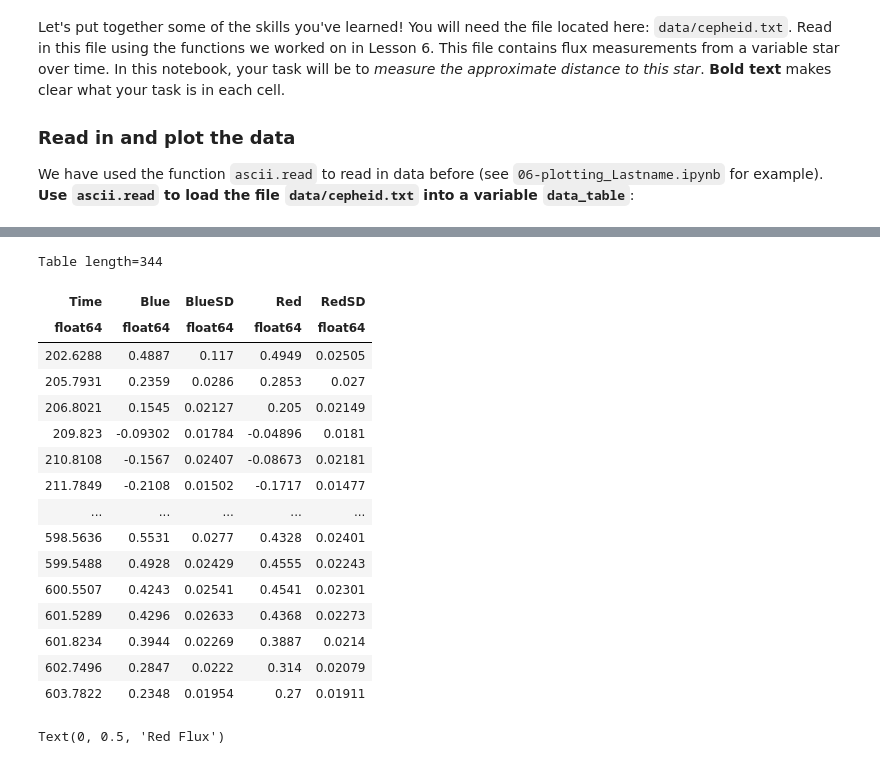
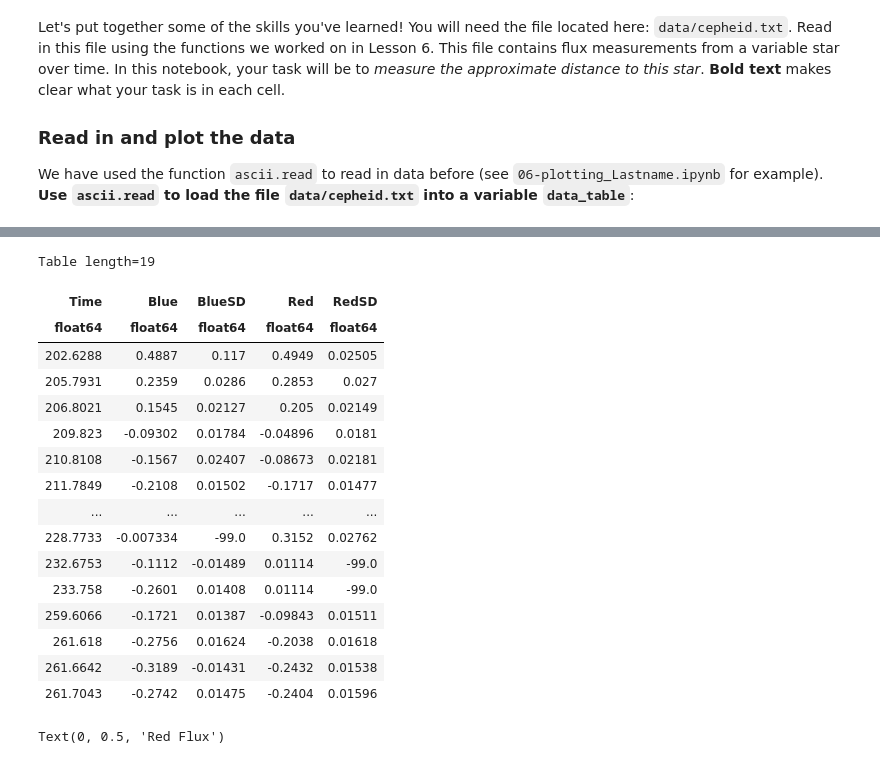
Before and after one commit to tuckwise/astr3190sp22, a Jupyter notebook: Research/Cepheid_research_capps.ipynb, the cells around one changed output, grey strips where cells are left out. Saved outputs shown, nothing was run; the diff lists cells and outputs as text; code cells hidden in the pictures.

```diff
--- a/Research/Cepheid_research_capps.ipynb
+++ b/Research/Cepheid_research_capps.ipynb
@@ -22,25 +22,25 @@ This data table has a column called `Time` which tells you the time of each brig
 # Check out the data - how many columns? what are each column?
 data_table = ascii.read('cepheid.txt')
 # %%
-data_table[:]
+data_table[:-325]
 # %% [output]
-Table length=344
+Table length=19
 | Time | Blue | BlueSD | Red | RedSD |
 | float64 | float64 | float64 | float64 | float64 |
 | 202.6288 | 0.4887 | 0.117 | 0.4949 | 0.02505 |
 | 205.7931 | 0.2359 | 0.0286 | 0.2853 | 0.027 |
 | 206.8021 | 0.1545 | 0.02127 | 0.205 | 0.02149 |
 | 209.823 | -0.09302 | 0.01784 | -0.04896 | 0.0181 |
 | 210.8108 | -0.1567 | 0.02407 | -0.08673 | 0.02181 |
 | 211.7849 | -0.2108 | 0.01502 | -0.1717 | 0.01477 |
 | ... | ... | ... | ... | ... |
-| 598.5636 | 0.5531 | 0.0277 | 0.4328 | 0.02401 |
-| 599.5488 | 0.4928 | 0.02429 | 0.4555 | 0.02243 |
-| 600.5507 | 0.4243 | 0.02541 | 0.4541 | 0.02301 |
-| 601.5289 | 0.4296 | 0.02633 | 0.4368 | 0.02273 |
-| 601.8234 | 0.3944 | 0.02269 | 0.3887 | 0.0214 |
-| 602.7496 | 0.2847 | 0.0222 | 0.314 | 0.02079 |
-| 603.7822 | 0.2348 | 0.01954 | 0.27 | 0.01911 |
+| 228.7733 | -0.007334 | -99.0 | 0.3152 | 0.02762 |
+| 232.6753 | -0.1112 | -0.01489 | 0.01114 | -99.0 |
+| 233.758 | -0.2601 | 0.01408 | 0.01114 | -99.0 |
+| 259.6066 | -0.1721 | 0.01387 | -0.09843 | 0.01511 |
+| 261.618 | -0.2756 | 0.01624 | -0.2038 | 0.01618 |
+| 261.6642 | -0.3189 | -0.01431 | -0.2432 | 0.01538 |
+| 261.7043 | -0.2742 | 0.01475 | -0.2404 | 0.01596 |
 # %%
 plt.figure(figsize=(12,12))
 
```
Also changed, not shown: parts of 7 cells of this notebook, 2 other files.
